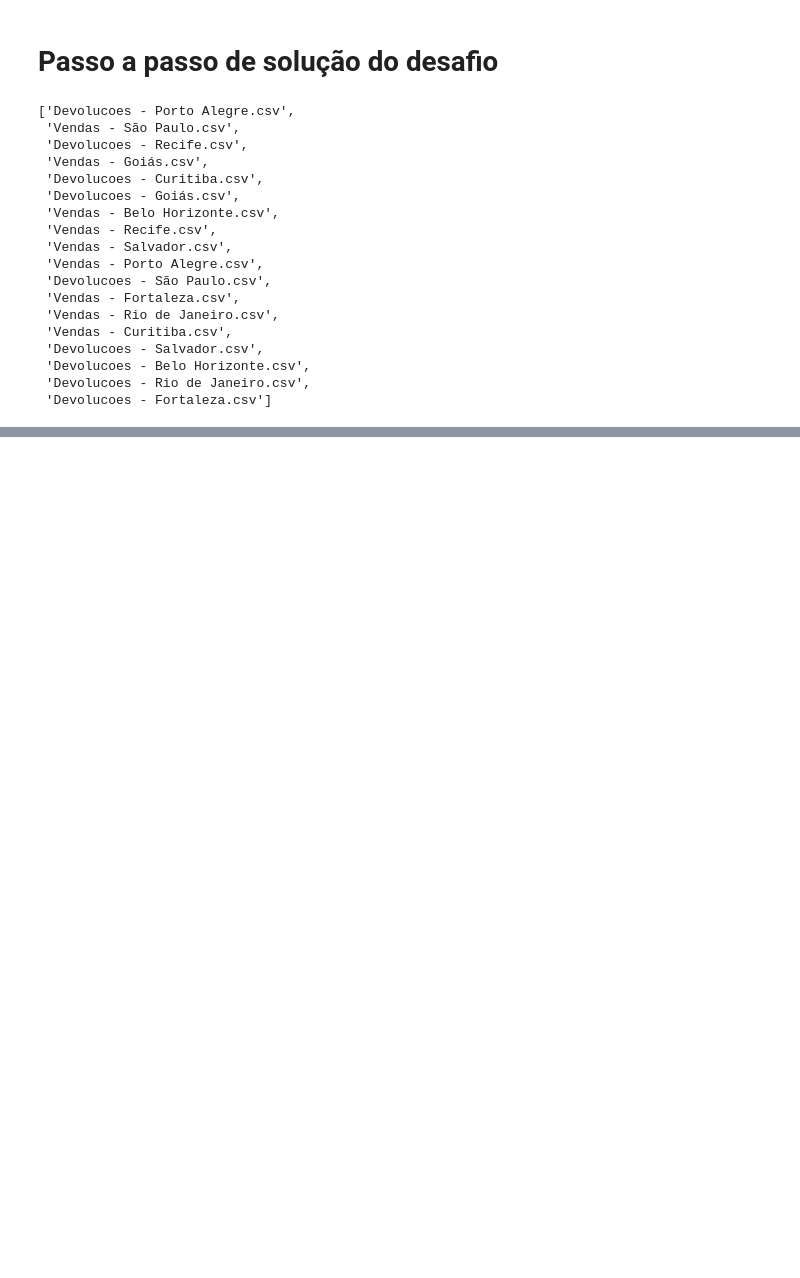
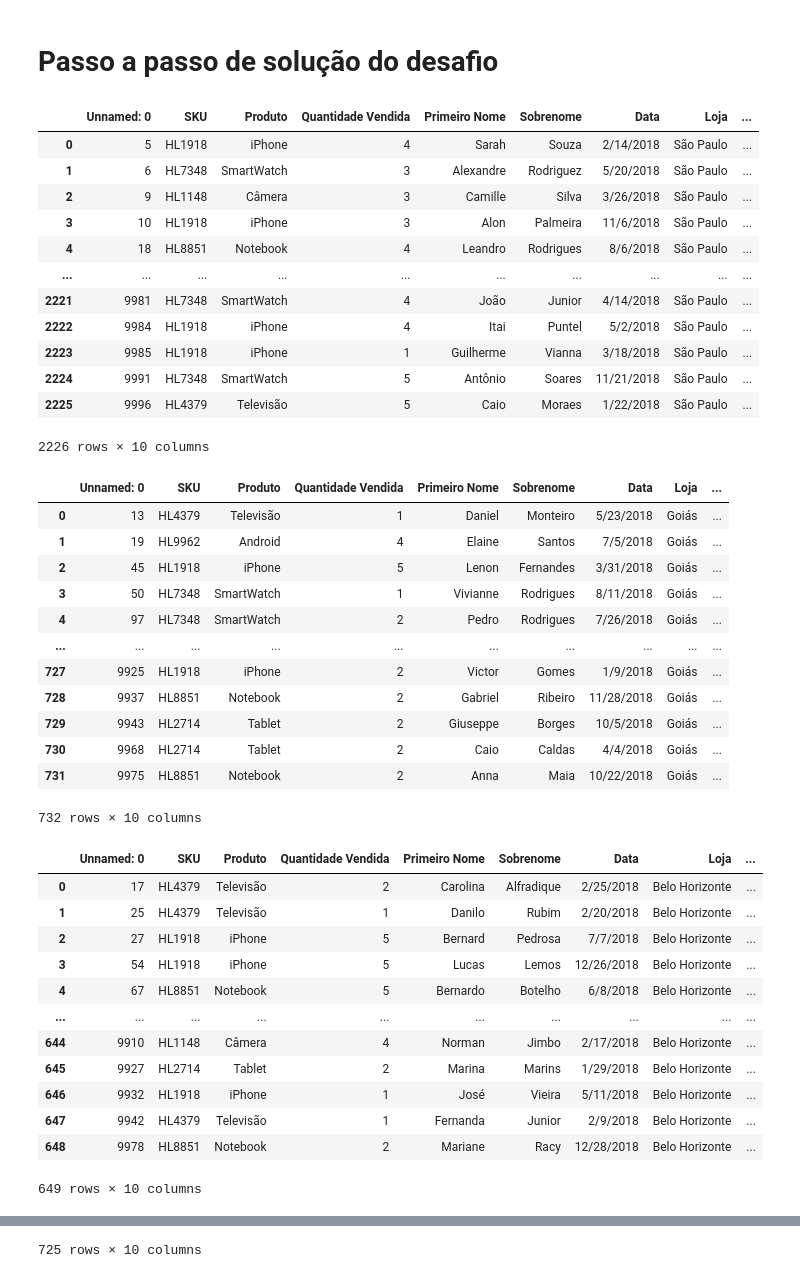
Before and after one commit to mauroslucios/studyingpython, a Jupyter notebook: basico.ipynb, the cells around one changed output, grey strips where cells are left out. Cells and saved outputs as stored; diff of their text form; code cells hidden in the pictures; blank space fills up the shorter version.

Commit message:
importando os arquivos csv

```diff
--- a/basico.ipynb
+++ b/basico.ipynb
@@ -3,31 +3,62 @@
 # %%
 # Lógica de programação
 # Passo 0 - Entender o desafio que você quer resolver
 # Passo 1 - Percorrer todos os arquivos da pasta base de dados (Pasta vendas)
 import os
+import pandas as pd
 lista_arquivos = os.listdir("Vendas")
-display(lista_arquivos)
+# display(lista_arquivos)
 # Passo 2 - Importar as bases de dados de vendas
+for arquivo in lista_arquivos:
+    # Se tiver "Vendas" no nome do arquivo
+    if "Vendas" in arquivo:
+        # importando o arquivo
+        tabela = pd.read_csv(f"Vendas/{arquivo}")
+        print(arquivo)
+        display(tabela)
+
+
 # Passo 3 - Tratar / compilar as bases de dados
 # Passo 4 - Calcular o produto mais vendido (em quantidade)
 # Passo 5 - Calcular o produto que mais fatirou (em faturamento)
 # Passo 6 - Calcular a loja/cidade que mais vendeu (em faturamento) - criar gráfico/dashboard
 # %% [output]
+|  | Unnamed: 0 | SKU | Produto | Quantidade Vendida | Primeiro Nome | Sobrenome | Data | Loja | ... |
+| 0 | 5 | HL1918 | iPhone | 4 | Sarah | Souza | 2/14/2018 | São Paulo | ... |
+| 1 | 6 | HL7348 | SmartWatch | 3 | Alexandre | Rodriguez | 5/20/2018 | São Paulo | ... |
+| 2 | 9 | HL1148 | Câmera | 3 | Camille | Silva | 3/26/2018 | São Paulo | ... |
+| 3 | 10 | HL1918 | iPhone | 3 | Alon | Palmeira | 11/6/2018 | São Paulo | ... |
+| 4 | 18 | HL8851 | Notebook | 4 | Leandro | Rodrigues | 8/6/2018 | São Paulo | ... |
+| ... | ... | ... | ... | ... | ... | ... | ... | ... | ... |
+| 2221 | 9981 | HL7348 | SmartWatch | 4 | João | Junior | 4/14/2018 | São Paulo | ... |
+| 2222 | 9984 | HL1918 | iPhone | 4 | Itai | Puntel | 5/2/2018 | São Paulo | ... |
+| 2223 | 9985 | HL1918 | iPhone | 1 | Guilherme | Vianna | 3/18/2018 | São Paulo | ... |
+| 2224 | 9991 | HL7348 | SmartWatch | 5 | Antônio | Soares | 11/21/2018 | São Paulo | ... |
+| 2225 | 9996 | HL4379 | Televisão | 5 | Caio | Moraes | 1/22/2018 | São Paulo | ... |
-['Devolucoes - Porto Alegre.csv',
- 'Vendas - São Paulo.csv',
- 'Devolucoes - Recife.csv',
- 'Vendas - Goiás.csv',
- 'Devolucoes - Curitiba.csv',
- 'Devolucoes - Goiás.csv',
- 'Vendas - Belo Horizonte.csv',
- 'Vendas - Recife.csv',
- 'Vendas - Salvador.csv',
- 'Vendas - Porto Alegre.csv',
- 'Devolucoes - São Paulo.csv',
- 'Vendas - Fortaleza.csv',
- 'Vendas - Rio de Janeiro.csv',
- 'Vendas - Curitiba.csv',
- 'Devolucoes - Salvador.csv',
- 'Devolucoes - Belo Horizonte.csv',
- 'Devolucoes - Rio de Janeiro.csv',
- 'Devolucoes - Fortaleza.csv']
+2226 rows × 10 columns
+|  | Unnamed: 0 | SKU | Produto | Quantidade Vendida | Primeiro Nome | Sobrenome | Data | Loja | ... |
+| 0 | 13 | HL4379 | Televisão | 1 | Daniel | Monteiro | 5/23/2018 | Goiás | ... |
+| 1 | 19 | HL9962 | Android | 4 | Elaine | Santos | 7/5/2018 | Goiás | ... |
+| 2 | 45 | HL1918 | iPhone | 5 | Lenon | Fernandes | 3/31/2018 | Goiás | ... |
+| 3 | 50 | HL7348 | SmartWatch | 1 | Vivianne | Rodrigues | 8/11/2018 | Goiás | ... |
+| 4 | 97 | HL7348 | SmartWatch | 2 | Pedro | Rodrigues | 7/26/2018 | Goiás | ... |
+| ... | ... | ... | ... | ... | ... | ... | ... | ... | ... |
+| 727 | 9925 | HL1918 | iPhone | 2 | Victor | Gomes | 1/9/2018 | Goiás | ... |
+| 728 | 9937 | HL8851 | Notebook | 2 | Gabriel | Ribeiro | 11/28/2018 | Goiás | ... |
+| 729 | 9943 | HL2714 | Tablet | 2 | Giuseppe | Borges | 10/5/2018 | Goiás | ... |
+| 730 | 9968 | HL2714 | Tablet | 2 | Caio | Caldas | 4/4/2018 | Goiás | ... |
+| 731 | 9975 | HL8851 | Notebook | 2 | Anna | Maia | 10/22/2018 | Goiás | ... |
+732 rows × 10 columns
+|  | Unnamed: 0 | SKU | Produto | Quantidade Vendida | Primeiro Nome | Sobrenome | Data | Loja | ... |
+| 0 | 17 | HL4379 | Televisão | 2 | Carolina | Alfradique | 2/25/2018 | Belo Horizonte | ... |
+| 1 | 25 | HL4379 | Televisão | 1 | Danilo | Rubim | 2/20/2018 | Belo Horizonte | ... |
+| 2 | 27 | HL1918 | iPhone | 5 | Bernard | Pedrosa | 7/7/2018 | Belo Horizonte | ... |
+| 3 | 54 | HL1918 | iPhone | 5 | Lucas | Lemos | 12/26/2018 | Belo Horizonte | ... |
+| 4 | 67 | HL8851 | Notebook | 5 | Bernardo | Botelho | 6/8/2018 | Belo Horizonte | ... |
+| ... | ... | ... | ... | ... | ... | ... | ... | ... | ... |
+| 644 | 9910 | HL1148 | Câmera | 4 | Norman | Jimbo | 2/17/2018 | Belo Horizonte | ... |
+| 645 | 9927 | HL2714 | Tablet | 2 | Marina | Marins | 1/29/2018 | Belo Horizonte | ... |
+| 646 | 9932 | HL1918 | iPhone | 1 | José | Vieira | 5/11/2018 | Belo Horizonte | ... |
+| 647 | 9942 | HL4379 | Televisão | 1 | Fernanda | Junior | 2/9/2018 | Belo Horizonte | ... |
+| 648 | 9978 | HL8851 | Notebook | 2 | Mariane | Racy | 12/28/2018 | Belo Horizonte | ... |
+649 rows × 10 columns
@@ -33,0 +77 @@ display(lista_arquivos)
+725 rows × 10 columns
```
Also changed, not shown: parts of 1 cell of this notebook.
